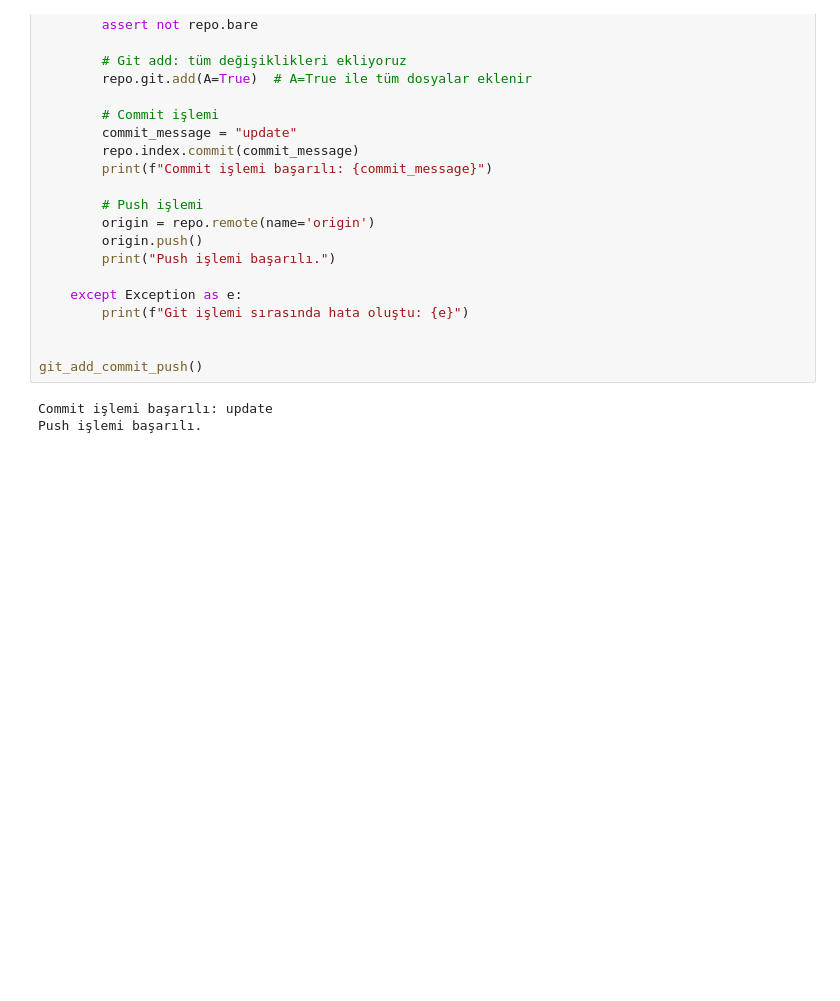
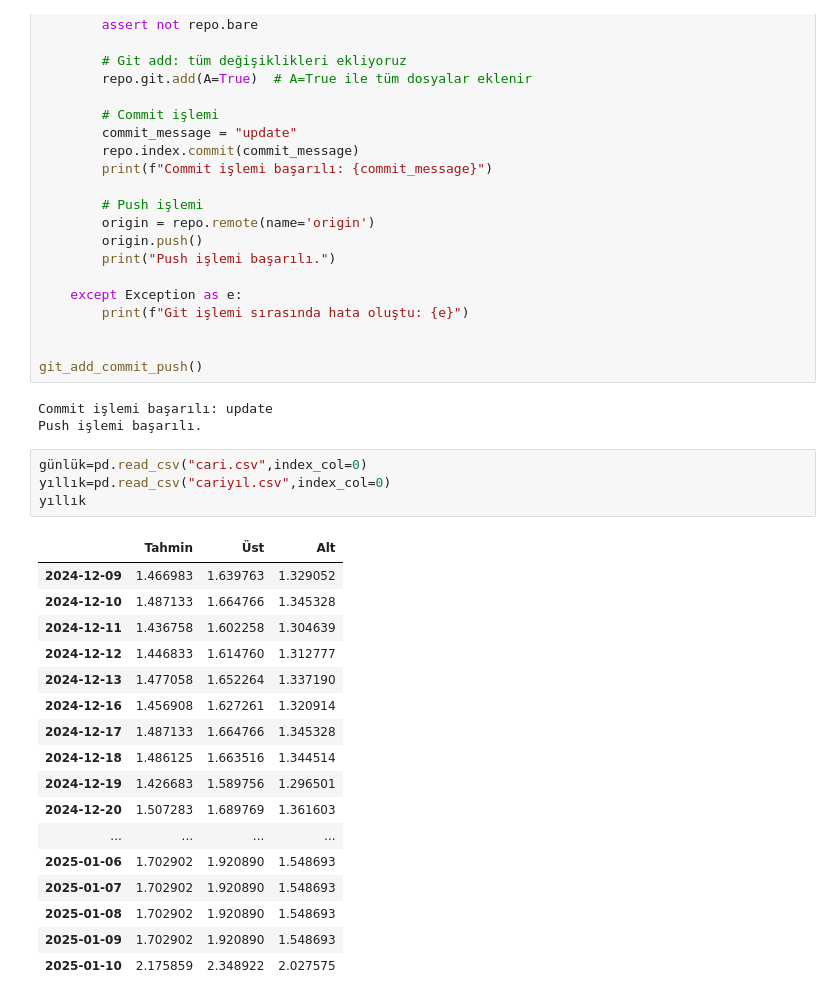
Before and after one commit to kaboya19/BuyumeTahmin, a Jupyter notebook: BuyumeTahmin.ipynb, the cells around one changed output. Saved outputs shown, nothing was run; the diff lists cells and outputs as text; blank space fills up the shorter version.

```diff
--- a/BuyumeTahmin.ipynb
+++ b/BuyumeTahmin.ipynb
@@ -1856,3 +1856,25 @@ git_add_commit_push()
 # %% [output]
 Commit işlemi başarılı: update
 Push işlemi başarılı.
+# %%
+günlük=pd.read_csv("cari.csv",index_col=0)
+yıllık=pd.read_csv("cariyıl.csv",index_col=0)
+yıllık
+# %% [output]
+|  | Tahmin | Üst | Alt |
+| 2024-12-09 | 1.466983 | 1.639763 | 1.329052 |
+| 2024-12-10 | 1.487133 | 1.664766 | 1.345328 |
+| 2024-12-11 | 1.436758 | 1.602258 | 1.304639 |
+| 2024-12-12 | 1.446833 | 1.614760 | 1.312777 |
+| 2024-12-13 | 1.477058 | 1.652264 | 1.337190 |
+| 2024-12-16 | 1.456908 | 1.627261 | 1.320914 |
+| 2024-12-17 | 1.487133 | 1.664766 | 1.345328 |
+| 2024-12-18 | 1.486125 | 1.663516 | 1.344514 |
+| 2024-12-19 | 1.426683 | 1.589756 | 1.296501 |
+| 2024-12-20 | 1.507283 | 1.689769 | 1.361603 |
+| ... | ... | ... | ... |
+| 2025-01-06 | 1.702902 | 1.920890 | 1.548693 |
+| 2025-01-07 | 1.702902 | 1.920890 | 1.548693 |
+| 2025-01-08 | 1.702902 | 1.920890 | 1.548693 |
+| 2025-01-09 | 1.702902 | 1.920890 | 1.548693 |
+| 2025-01-10 | 2.175859 | 2.348922 | 2.027575 |
```
Also changed, not shown: parts of 40 cells of this notebook, 2 other files.
